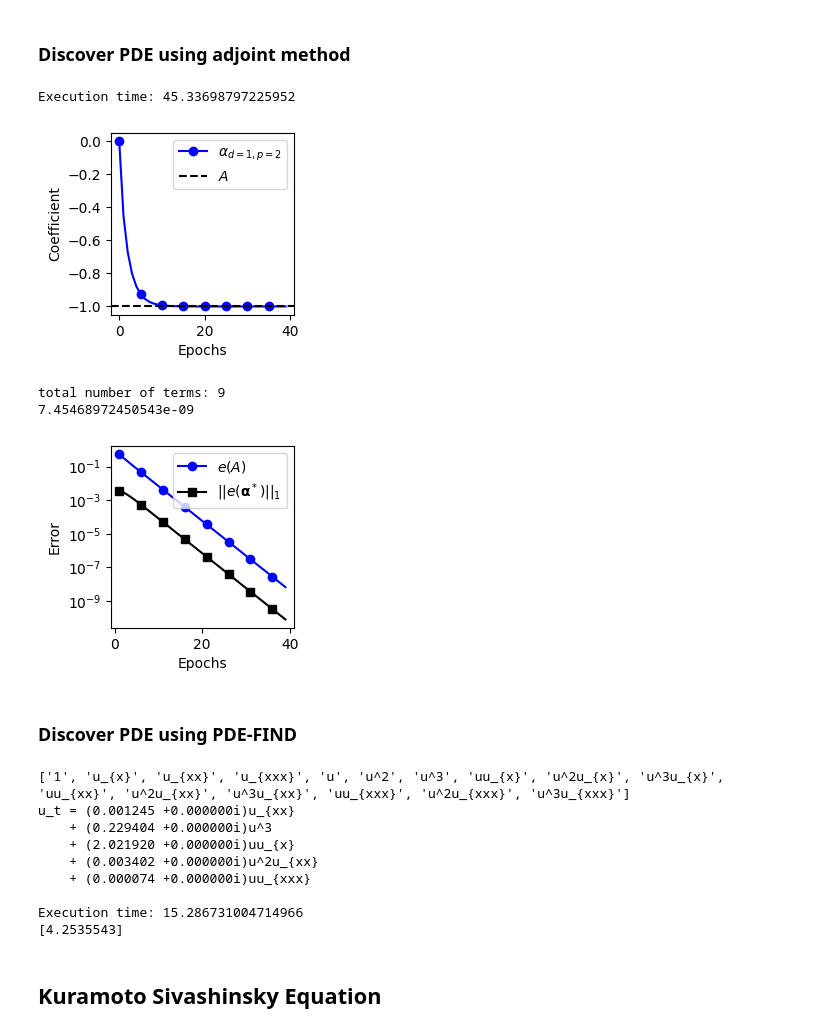
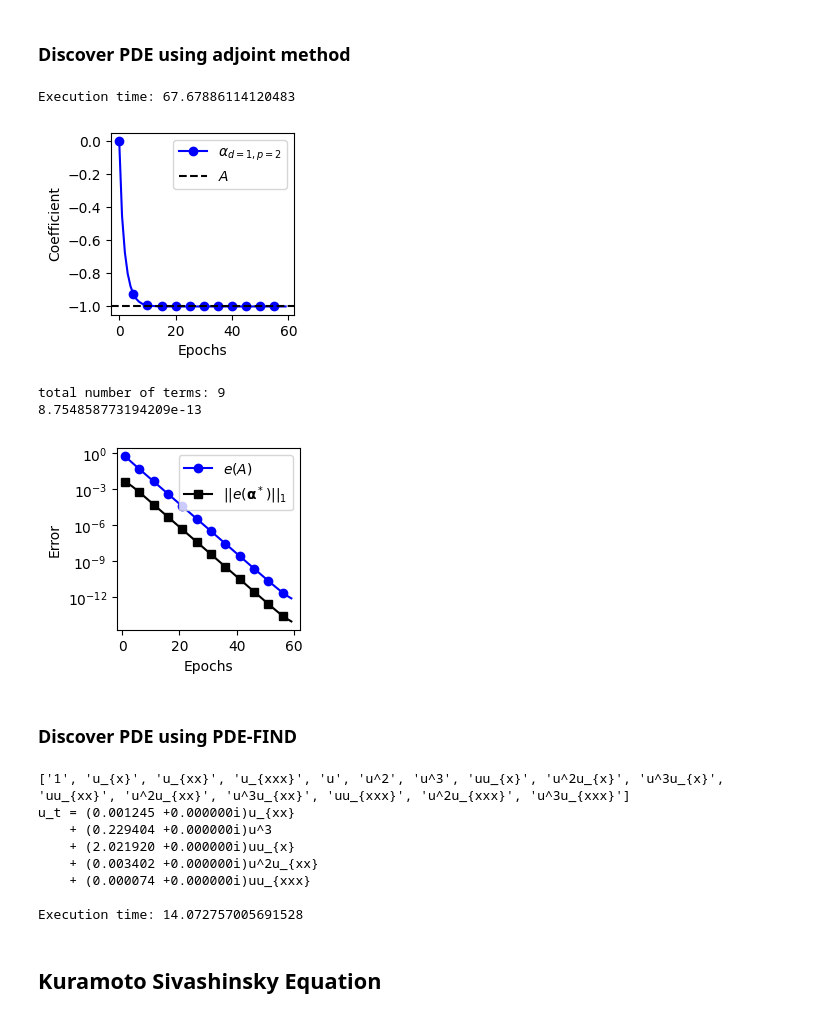
Before and after one commit to mohsensadr/DiscoverPDEAdjoint, a Jupyter notebook: DiscoverPDEsAdjointMethod.ipynb, the cells around one changed output. Drawn from its saved outputs; the diff is of its cells as text; code cells hidden in the pictures.

```diff
--- a/DiscoverPDEsAdjointMethod.ipynb
+++ b/DiscoverPDEsAdjointMethod.ipynb
@@ -98,25 +99,7 @@ def adjoint_eq(params, P, ds, fs, f, dx, dt, Nt):
                     lam[i_pde, i-1,:] -= params[i_pde, i_d, i_p] * tempf * temp * dt
     return lam
 
-def generate_combinations(num_loops, num_entries):
-    combinations = []
-
-    def generate_combination_helper(current_combination, remaining_loops):
-        if remaining_loops == 0:
-            combinations.append(current_combination.copy())
-            return
-        for entry in range(num_entries + 1):
-            current_combination.append(entry)
-            generate_combination_helper(current_combination, remaining_loops - 1)
-            current_combination.pop()
-
-    generate_combination_helper([], num_loops)
-    unique_set = {tuple(sublist) for sublist in combinations}
-    unique_list = [list(sublist) for sublist in unique_set]
-    filtered_list = [sublist for sublist in unique_list if sum(sublist) <= num_entries]
-
-    return filtered_list
-
+# Finding the parameters of the PDE using adjoint method
 def AdjointFindPDE(fs, dx, data_dt=1, Nt_fine=2, nt=None, dt=None, avg=False, gamma=1e-3, epochs=100, epthr=50, beta = 0.01, learning_rates=None, ds=np.array([[1], [2], [3]]), ps=np.array([[1], [2], [3]]), V = 1., tol = 1e-12, eps0=1e-12):
     if nt is None:
         nt = [Nt_fine for _ in range(fs.shape[1])]
@@ -144,7 +127,8 @@ def AdjointFindPDE(fs, dx, data_dt=1, Nt_fine=2, nt=None, dt=None, avg=False, ga
 
             lam = adjoint_eq(params, ps, ds, fst[:, -1,:], ft, dx, dt[i], nt[i])
 
-            #dC_dparams = np.zeros((numPDE, len(ds),len(ps)))
+            if avg is False:
+                dC_dparams = np.zeros((numPDE, len(ds),len(ps)))
             for i_pde in range(numPDE):
                 for i_d, d in enumerate(ds):
                     temp = np.array([lam[i_pde, ii,:] for ii in range(nt[i])])
@@ -176,7 +160,6 @@ def AdjointFindPDE(fs, dx, data_dt=1, Nt_fine=2, nt=None, dt=None, avg=False, ga
             break
         params0 = params
 
-
     estimated_params = estimated_params[:epochs,:]
     eps = [i for i in range(epochs)]
     return estimated_params, eps
@@ -238,10 +221,7 @@ fs0 = fs.copy()
 # %%
 start_time = time.time()
 
-noise = 0.0/100. # added noise as standard deviation of the normal distribution
-problem = "1D_heat_equation_noise"
-fs = fs0.copy()
-fs = fs*(1+np.random.normal(0.0, noise, fs.shape) )
+problem = "1D_heat_equation"
 numPDE = fs.shape[0]
 
 ds = np.array([[1], [2], [3]])
@@ -638,16 +419,13 @@ plt.savefig("data_BurgersEq"+".pdf",format='pdf', bbox_inches="tight", dpi=300)
 # %% [markdown]
 ### Discover PDE using adjoint method
 # %%
-noise = 0.0/100. # added noise as standard deviation of the normal distribution
-problem = "1D_burgers_eq_noise"
-fs = fs0.copy()
-fs = fs*(1+np.random.normal(0.0, noise, fs.shape) )
+problem = "1D_burgers_eq"
 
 ds = np.array([[1], [2], [3]])
 ps = np.array([[1], [2], [3]])
 
 start_time = time.time()
-estimated_params, eps = AdjointFindPDE(fs, dx, data_dt=dt, avg=False, gamma=1e-3, epochs=40, epthr=40, beta = 0.0001, ds=ds, ps=ps, V = L, tol = 1e-15)
+estimated_params, eps = AdjointFindPDE(fs, dx, data_dt=dt, avg=False, gamma=1e-3, epochs=60, epthr=60, beta = 0.0001, ds=ds, ps=ps, V = L, tol = 1e-15, eps0=1e-16)
 end_time = time.time()
 print("Execution time: "+str(end_time-start_time))
 
@@ -669,38 +447,38 @@ plt.savefig(name+".pdf",format='pdf', bbox_inches="tight", dpi=300)
 plt.show()
 
 err_other = np.zeros_like(estimated_params[:,0,0,0])
 count = 0
 for id, d in enumerate(ds):
     for ip, p in enumerate(ps):
         if not ( d[0]==1 and p[0]==2 ):
             err_other += abs(estimated_params[:,i_pde,id,ip])
             count += 1
 
 i_pde = 0
 plt.figure(figsize=(size*cm, size*cm))
 for id, d in enumerate(ds):
     for ip, p in enumerate(ps):
         if d[0]==1 and p[0]==2:
             plt.plot(eps[1:], abs(estimated_params[1:,i_pde,id,ip]-A_ex),
                      label=r"$e(A)$", marker="o", markevery=5, color="blue")
 plt.plot(eps[1:], err_other[1:]/count, marker="s", markevery=5, color="black", label=r"$||e(\mathbf{\alpha}^*)||_1$")
 plt.yscale('log')
 plt.ylabel(r'Error')
 plt.xlabel('Epochs')
 plt.legend()
 name = problem + "_" + "A"
-plt.savefig(name+".pdf",format='pdf', bbox_inches="tight", dpi=300)
+#plt.savefig(name+".pdf",format='pdf', bbox_inches="tight", dpi=300)
 
 print("total number of terms: "+str(numPDE*len(ds)*len(ps)))
 
 total_error += err_other[-1]
 print(total_error)
 # %% [output]
-Execution time: 45.33698797225952
+Execution time: 67.67886114120483
-[figure, old version]
+[figure, new version]
 total number of terms: 9
-7.45468972450543e-09
+8.754858773194209e-13
-[figure, old version]
+[figure, new version]
 # %% [markdown]
 ### Discover PDE using PDE-FIND
 # %%
@@ -710,7 +488,6 @@ import scipy.io as sio
 import itertools
 
 fs = fs0.copy()
-fs = fs*(1+np.random.normal(0.0, noise, fs.shape) )
 
 start_time = time.time()
 
@@ -751,15 +528,6 @@ print_pde(c, description)
 
 end_time = time.time()
 print("Execution time: "+str(end_time-start_time))
-
-coeff_pdefind = []
-for i in range(len(c)):
-        if c[i] != 0:
-            coeff_pdefind.append( abs(c[i]) )
-coeff_pdefind = np.array( coeff_pdefind )
-error = abs(-coeff_pdefind[0] - 2*A_ex)
-error += np.sum(abs(coeff_pdefind[1:]))
-print(error)
 # %% [output]
 ['1', 'u_{x}', 'u_{xx}', 'u_{xxx}', 'u', 'u^2', 'u^3', 'uu_{x}', 'u^2u_{x}', 'u^3u_{x}', 'uu_{xx}', 'u^2u_{xx}', 'u^3u_{xx}', 'uu_{xxx}', 'u^2u_{xxx}', 'u^3u_{xxx}']
 u_t = (0.001245 +0.000000i)u_{xx}
@@ -768,8 +536,7 @@ u_t = (0.001245 +0.000000i)u_{xx}
     + (0.003402 +0.000000i)u^2u_{xx}
     + (0.000074 +0.000000i)uu_{xxx}
 
-Execution time: 15.286731004714966
-[4.2535543]
+Execution time: 14.072757005691528
 # %% [markdown]
 ## Kuramoto Sivashinsky Equation
 # %% [markdown]
```
Also changed, not shown: parts of 44 cells of this notebook.
